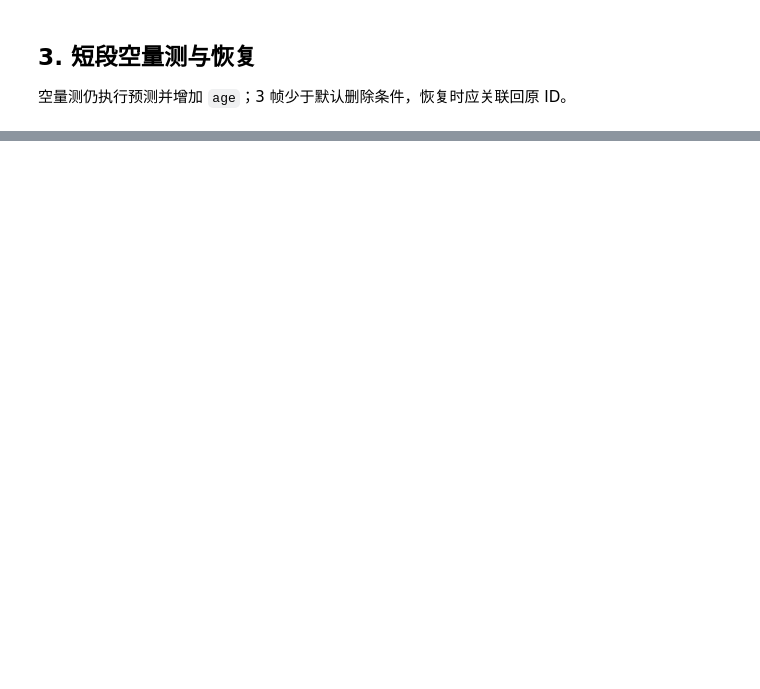
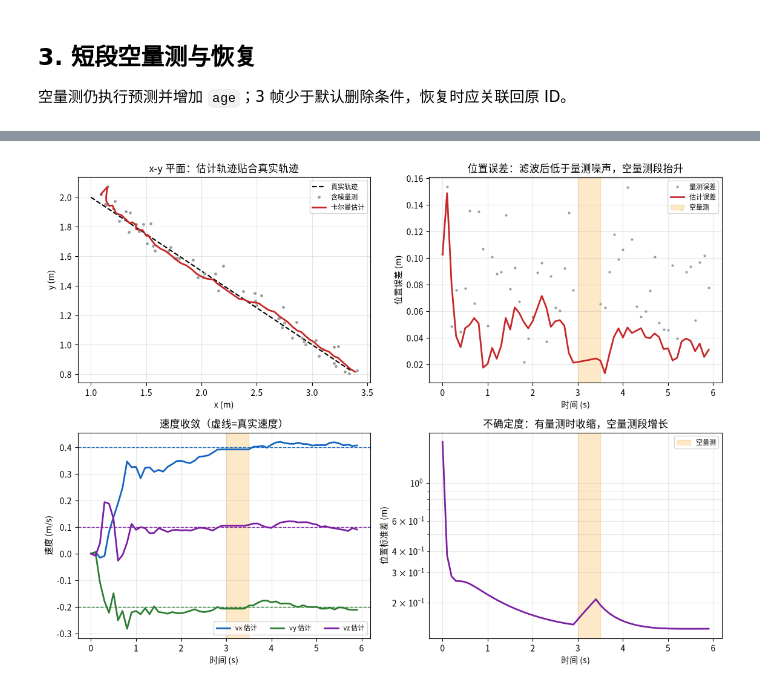
Before and after one commit to YYSY-FISH7/ai4, a Jupyter notebook: code/tracker.ipynb, the cells around one changed output, grey strips where cells are left out. Drawn from its saved outputs; the diff is of its cells as text; code cells hidden in the pictures; blank space fills up the shorter version.

```diff
--- a/code/tracker.ipynb
+++ b/code/tracker.ipynb
@@ -72,0 +96,92 @@ assert recovered.id == track_id
+# %%
+from pathlib import Path
+import sys
+
+root = Path.cwd().resolve()
+while root != root.parent and not (root / 'code' / 'tracker.py').is_file():
+    root = root.parent
+assert (root / 'code' / 'tracker.py').is_file(), '未找到项目根目录'
+if str(root / 'code') not in sys.path:
+    sys.path.insert(0, str(root / 'code'))
+
+%matplotlib inline
+import matplotlib.pyplot as plt
+import numpy as np
+
+from tracker import KalmanTracker
+
+plt.rcParams['font.sans-serif'] = ['Noto Sans CJK JP', 'DejaVu Sans']
+plt.rcParams['axes.unicode_minus'] = False
+
+dt = 0.1
+frames = np.arange(0, 60)
+start = np.array([1.0, 2.0, 3.0])
+velocity = np.array([0.4, -0.2, 0.1])
+gap = list(range(30, 35))            # 连续 5 帧空量测（<= max_missed_frames，不删除）
+rng = np.random.RandomState(0)
+
+tracker = KalmanTracker(process_noise=0.05, measurement_noise=0.05)
+truth, measured, states = [], [], []
+for frame in frames:
+    true_position = start + velocity * frame * dt
+    measurement = None if frame in gap else true_position + rng.normal(0.0, 0.05, 3)
+    result = tracker.step([] if measurement is None else [measurement], dt=dt, timestamp=frame * dt)
+    truth.append(true_position)
+    measured.append(np.full(3, np.nan) if measurement is None else measurement)
+    states.append((result[0].state.copy(), result[0].cov.copy()))
+
+truth = np.array(truth)
+measured = np.array(measured)
+estimated = np.array([item[0] for item in states])
+position_error = np.linalg.norm(estimated[:, :3] - truth, axis=1)
+measurement_error = np.linalg.norm(measured - truth, axis=1)
+sigma = np.array([float(np.sqrt(np.trace(item[1][:3, :3]))) for item in states])
+gap_start, gap_end = gap[0] * dt, (gap[-1] + 1) * dt
+
+fig, axes = plt.subplots(2, 2, figsize=(11.5, 8.6))
+
+ax = axes[0, 0]
+ax.plot(truth[:, 0], truth[:, 1], 'k--', lw=1.5, label='真实轨迹')
+ax.plot(measured[:, 0], measured[:, 1], '.', color='0.62', ms=5, label='含噪量测')
+ax.plot(estimated[:, 0], estimated[:, 1], color='#c62828', lw=2, label='卡尔曼估计')
+ax.set_xlabel('x (m)')
+ax.set_ylabel('y (m)')
+ax.set_title('x-y 平面：估计轨迹贴合真实轨迹')
+ax.legend(fontsize=8)
+ax.grid(alpha=0.3)
+
+ax = axes[0, 1]
+ax.plot(frames * dt, measurement_error, '.', color='0.62', ms=4, label='量测误差')
+ax.plot(frames * dt, position_error, color='#c62828', lw=2, label='估计误差')
+ax.axvspan(gap_start, gap_end, color='#f9a825', alpha=0.25, label='空量测')
+ax.set_xlabel('时间 (s)')
+ax.set_ylabel('位置误差 (m)')
+ax.set_title('位置误差：滤波后低于量测噪声，空量测段抬升')
+ax.legend(fontsize=8)
+ax.grid(alpha=0.3)
+
+ax = axes[1, 0]
+for index, name, color in zip(range(3), ['vx', 'vy', 'vz'], ['#1565c0', '#2e7d32', '#7b1fa2']):
+    ax.plot(frames * dt, estimated[:, 3 + index], color=color, lw=2, label='%s 估计' % name)
+    ax.axhline(velocity[index], color=color, ls='--', lw=1)
+ax.axvspan(gap_start, gap_end, color='#f9a825', alpha=0.25)
+ax.set_xlabel('时间 (s)')
+ax.set_ylabel('速度 (m/s)')
+ax.set_title('速度收敛（虚线=真实速度）')
+ax.legend(fontsize=8, ncol=3)
+ax.grid(alpha=0.3)
+
+ax = axes[1, 1]
+ax.plot(frames * dt, sigma, color='#7b1fa2', lw=2)
+ax.axvspan(gap_start, gap_end, color='#f9a825', alpha=0.25, label='空量测')
+ax.set_yscale('log')
+ax.set_xlabel('时间 (s)')
+ax.set_ylabel('位置标准差 (m)')
+ax.set_title('不确定度：有量测时收缩，空量测段增长')
+ax.legend(fontsize=8)
+ax.grid(alpha=0.3, which='both')
+
+plt.tight_layout()
+plt.show()
+# %% [output]
+[figure, added]
```
Also changed, not shown: parts of 7 cells of this notebook, 4 other files.
